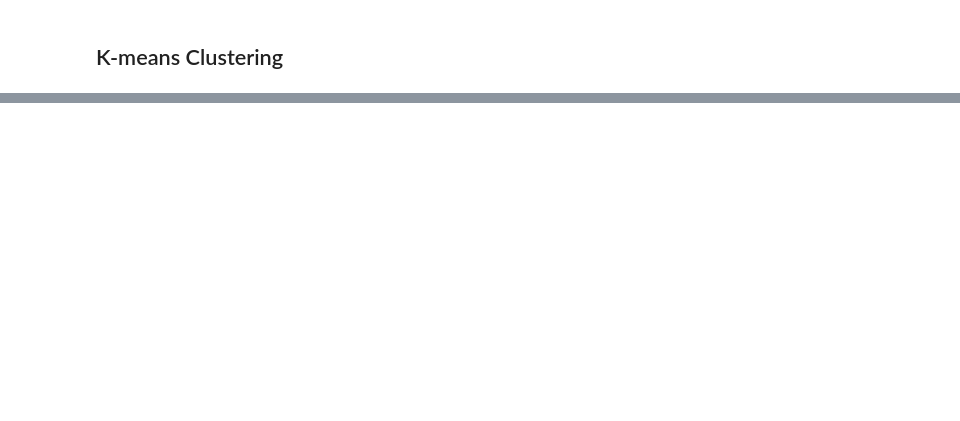
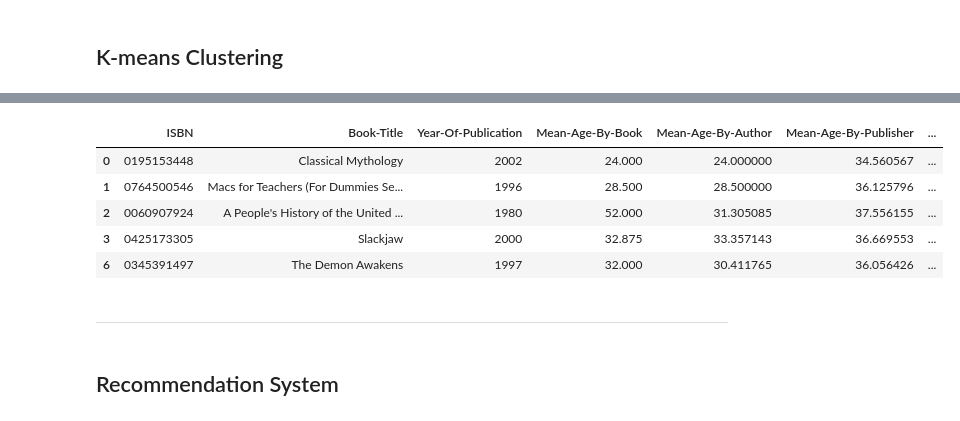
Before and after one commit to Samirnunes/data-science, a Jupyter notebook: machine_learning/book_recommendation/system.ipynb, the cells around one changed output, grey strips where cells are left out. Drawn from its saved outputs; the diff is of its cells as text; code cells hidden in the pictures; blank space fills up the shorter version.

Commit message:
only recommendation left

```diff
--- a/machine_learning/book_recommendation/system.ipynb
+++ b/machine_learning/book_recommendation/system.ipynb
@@ -315,0 +348,14 @@ sns.heatmap(X_reduced_pca.corr().apply(lambda x: round(x,2)), cmap="flare", anno
+# %%
+wcss = []
+clusters_range = range(1, 40)
+for i in clusters_range:
+    kmeans = KMeans(n_clusters=i, n_init=1, random_state=0)
+    kmeans.fit(X_reduced_pca)
+    wcss.append(kmeans.inertia_)
+
+plt.plot(clusters_range, wcss)
+plt.title("Elbow Method")
+plt.xlabel("Number of Clusters")
+plt.ylabel("WCSS")
+plt.grid()
+plt.show()
@@ -315,0 +368,4 @@ sns.heatmap(X_reduced_pca.corr().apply(lambda x: round(x,2)), cmap="flare", anno
+# %%
+kmeans = KMeans(n_clusters=15, n_init=1, random_state=0).fit(X_reduced_pca)
+df["Cluster"] = kmeans.labels_
+df_books = df.copy()
@@ -315,0 +392,13 @@ sns.heatmap(X_reduced_pca.corr().apply(lambda x: round(x,2)), cmap="flare", anno
+# %%
+df_books.head()
+# %% [output]
+|  | ISBN | Book-Title | Year-Of-Publication | Mean-Age-By-Book | Mean-Age-By-Author | Mean-Age-By-Publisher | ... |
+| 0 | 0195153448 | Classical Mythology | 2002 | 24.000 | 24.000000 | 34.560567 | ... |
+| 1 | 0764500546 | Macs for Teachers (For Dummies Se... | 1996 | 28.500 | 28.500000 | 36.125796 | ... |
+| 2 | 0060907924 | A People's History of the United ... | 1980 | 52.000 | 31.305085 | 37.556155 | ... |
+| 3 | 0425173305 | Slackjaw | 2000 | 32.875 | 33.357143 | 36.669553 | ... |
+| 6 | 0345391497 | The Demon Awakens | 1997 | 32.000 | 30.411765 | 36.056426 | ... |
+# %% [markdown]
+---
+# %% [markdown]
+## Recommendation System
```
Also changed, not shown: parts of 23 cells of this notebook.
